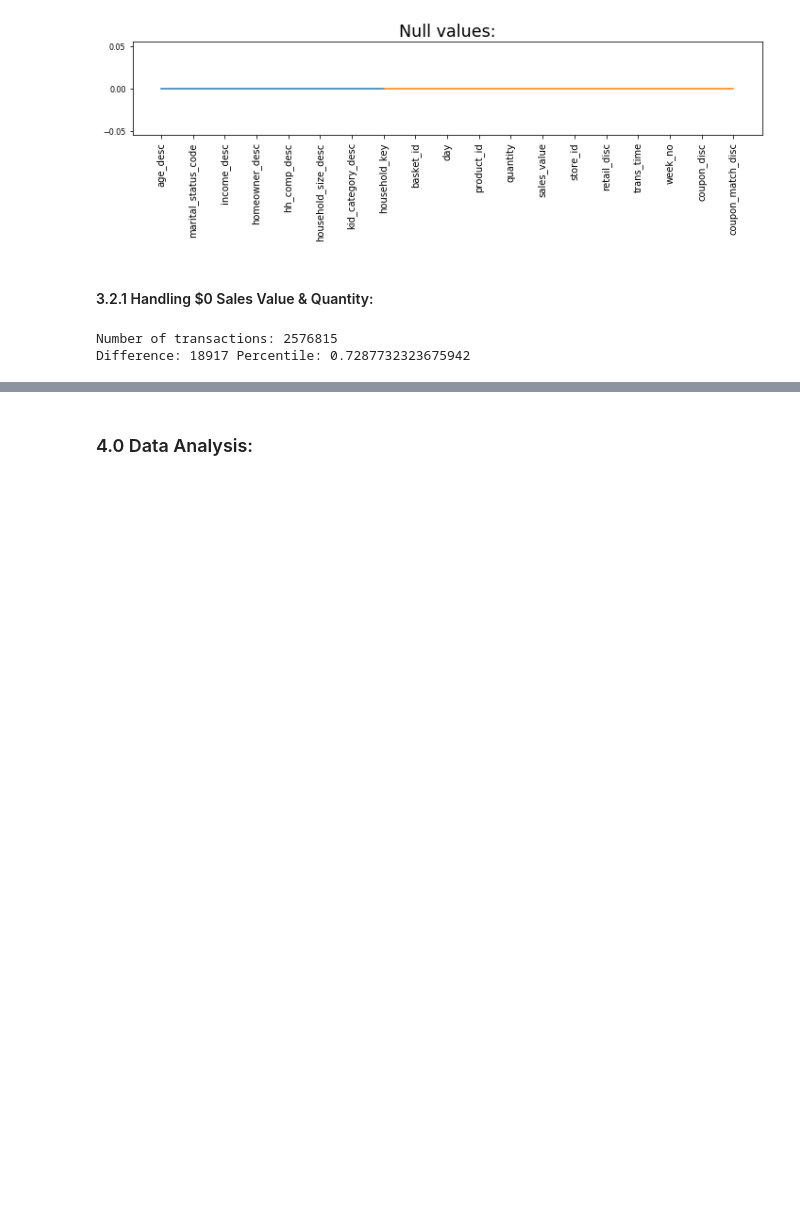
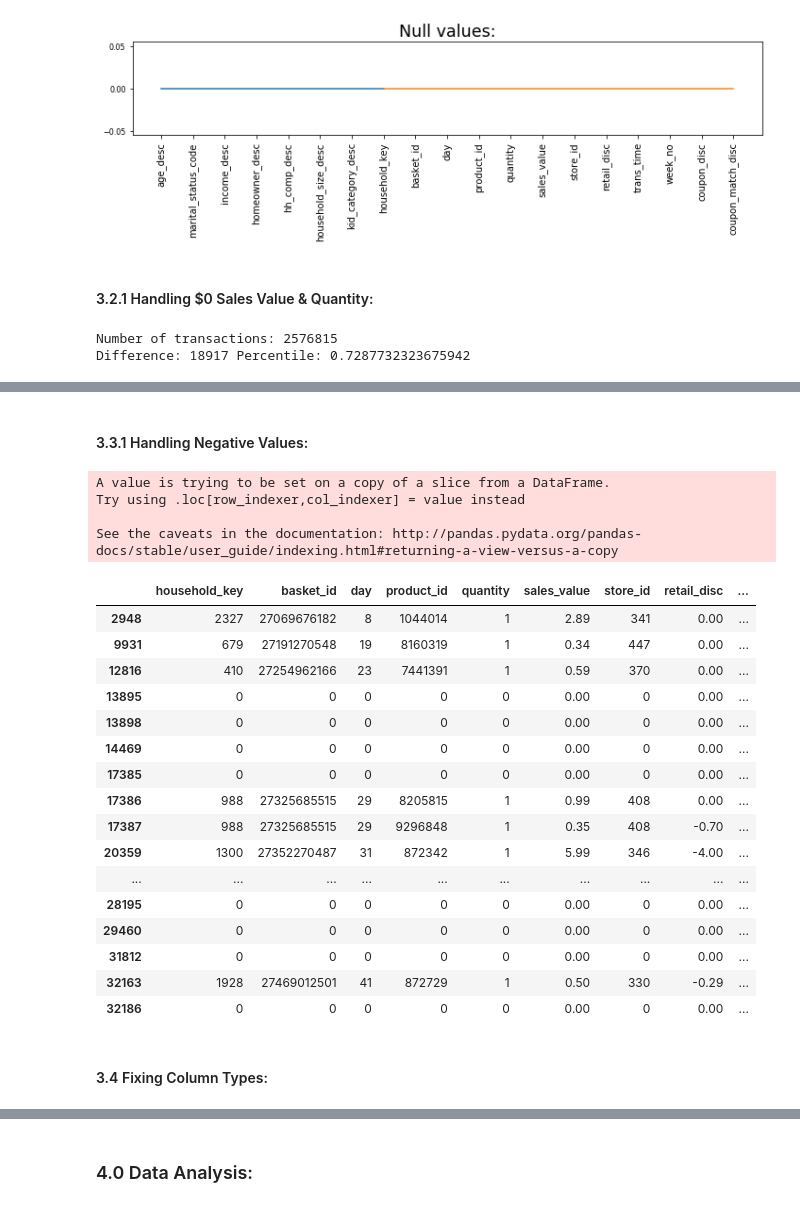
Before and after one commit to CJL89/Cold-Starter-Analysis, a Jupyter notebook: Cold_Starters_Data_Cleaning.ipynb, the cells around one changed output, grey strips where cells are left out. Cells and saved outputs as stored; diff of their text form; code cells hidden in the pictures; blank space fills up the shorter version.

Commit message:
Update Cold_Starters_Data_Cleaning.ipynb
Cleaning frames

```diff
--- a/Cold_Starters_Data_Cleaning.ipynb
+++ b/Cold_Starters_Data_Cleaning.ipynb
@@ -112,0 +115,3 @@ Difference: 18917 Percentile: 0.7287732323675942
+# %%
+transaction_df_clean['customer_price'] = transaction_df_clean['sales_value'] + transaction_df_clean['coupon_disc']
+transaction_df_clean.head()
@@ -112,0 +130,30 @@ Difference: 18917 Percentile: 0.7287732323675942
+# %% [markdown]
+#### 3.3.1 Handling Negative Values:
+# %%
+# Changing negarive transactions to $0 since the discount that the customer recieved was greater than the sales value of the product and the store won't charge anything in these scenarios
+transaction_df_clean[transaction_df_clean['customer_price'] < 0] = 0
+transaction_df_clean[transaction_df_clean['customer_price'] == 0].head(20)
+# %% [output]
+A value is trying to be set on a copy of a slice from a DataFrame.
+Try using .loc[row_indexer,col_indexer] = value instead
+
+See the caveats in the documentation: http://pandas.pydata.org/pandas-docs/stable/user_guide/indexing.html#returning-a-view-versus-a-copy
+|  | household_key | basket_id | day | product_id | quantity | sales_value | store_id | retail_disc | ... |
+| 2948 | 2327 | 27069676182 | 8 | 1044014 | 1 | 2.89 | 341 | 0.00 | ... |
+| 9931 | 679 | 27191270548 | 19 | 8160319 | 1 | 0.34 | 447 | 0.00 | ... |
+| 12816 | 410 | 27254962166 | 23 | 7441391 | 1 | 0.59 | 370 | 0.00 | ... |
+| 13895 | 0 | 0 | 0 | 0 | 0 | 0.00 | 0 | 0.00 | ... |
+| 13898 | 0 | 0 | 0 | 0 | 0 | 0.00 | 0 | 0.00 | ... |
+| 14469 | 0 | 0 | 0 | 0 | 0 | 0.00 | 0 | 0.00 | ... |
+| 17385 | 0 | 0 | 0 | 0 | 0 | 0.00 | 0 | 0.00 | ... |
+| 17386 | 988 | 27325685515 | 29 | 8205815 | 1 | 0.99 | 408 | 0.00 | ... |
+| 17387 | 988 | 27325685515 | 29 | 9296848 | 1 | 0.35 | 408 | -0.70 | ... |
+| 20359 | 1300 | 27352270487 | 31 | 872342 | 1 | 5.99 | 346 | -4.00 | ... |
+| ... | ... | ... | ... | ... | ... | ... | ... | ... | ... |
+| 28195 | 0 | 0 | 0 | 0 | 0 | 0.00 | 0 | 0.00 | ... |
+| 29460 | 0 | 0 | 0 | 0 | 0 | 0.00 | 0 | 0.00 | ... |
+| 31812 | 0 | 0 | 0 | 0 | 0 | 0.00 | 0 | 0.00 | ... |
+| 32163 | 1928 | 27469012501 | 41 | 872729 | 1 | 0.50 | 330 | -0.29 | ... |
+| 32186 | 0 | 0 | 0 | 0 | 0 | 0.00 | 0 | 0.00 | ... |
+# %% [markdown]
+#### 3.4 Fixing Column Types:
```
Also changed, not shown: parts of 9 cells of this notebook.
